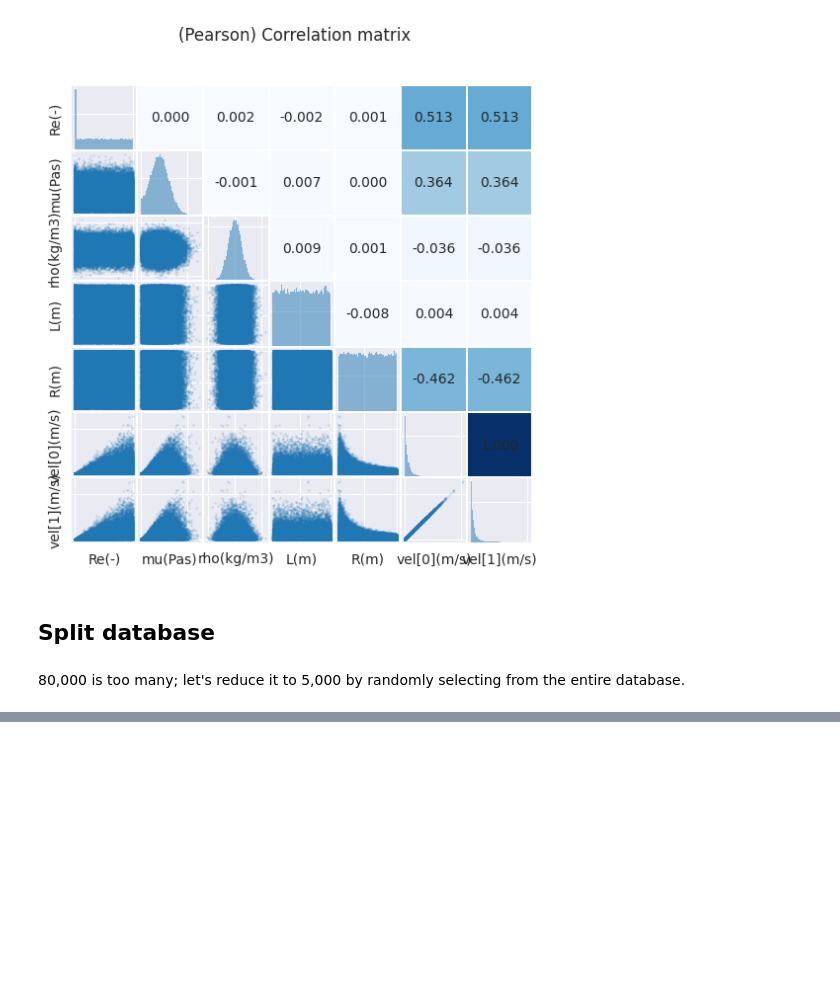
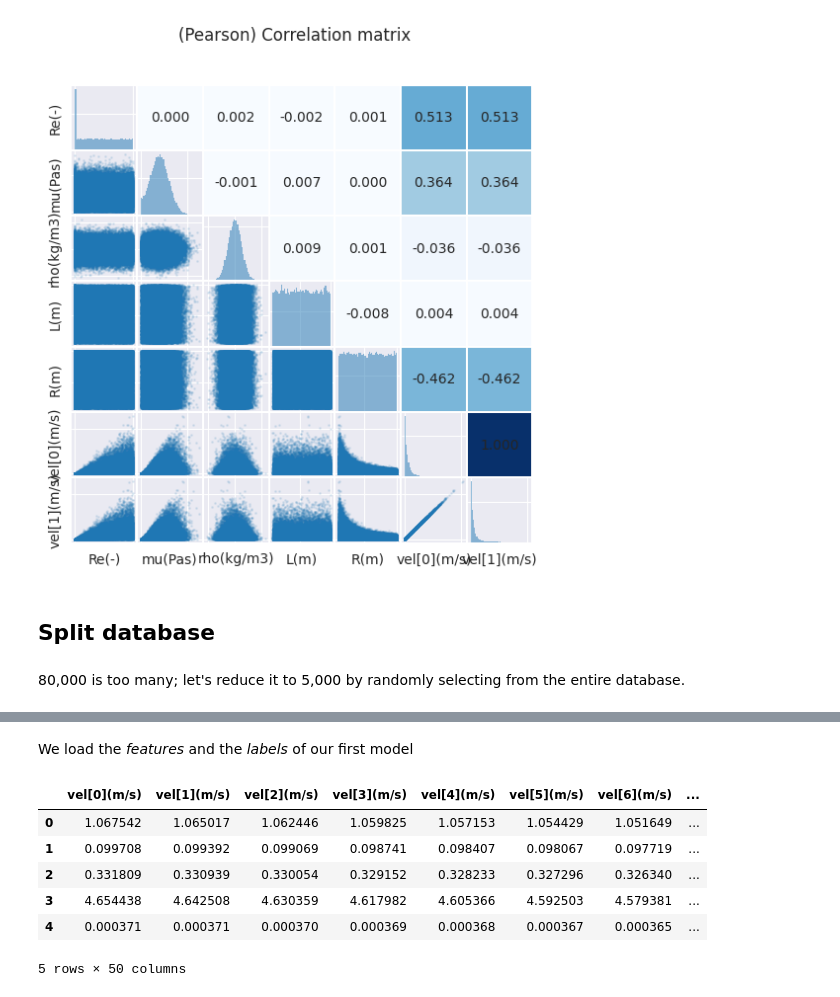
Before and after one commit to paolodeangelis/Sistemi_a_combustione, a Jupyter notebook: 2-NN_Reynolds.ipynb, the cells around one changed output, grey strips where cells are left out. Saved outputs shown, nothing was run; the diff lists cells and outputs as text; code cells hidden in the pictures; blank space fills up the shorter version.

```diff
--- a/2-NN_Reynolds.ipynb
+++ b/2-NN_Reynolds.ipynb
@@ -159,0 +168,15 @@ a = data_v.iloc[indx, 0]
+# %% [markdown]
+We load the *features* and the *labels* of our first model
+# %%
+feature = pd.read_csv("small-data.csv", index_col=False).iloc[:,4:] # note: we drop the first 4 colomns to study only the velocity profile
+label = pd.read_csv("small-Re.csv", index_col=False)
+# %%
+feature.head()
+# %% [output]
+|  | vel[0](m/s) | vel[1](m/s) | vel[2](m/s) | vel[3](m/s) | vel[4](m/s) | vel[5](m/s) | vel[6](m/s) | ... |
+| 0 | 1.067542 | 1.065017 | 1.062446 | 1.059825 | 1.057153 | 1.054429 | 1.051649 | ... |
+| 1 | 0.099708 | 0.099392 | 0.099069 | 0.098741 | 0.098407 | 0.098067 | 0.097719 | ... |
+| 2 | 0.331809 | 0.330939 | 0.330054 | 0.329152 | 0.328233 | 0.327296 | 0.326340 | ... |
+| 3 | 4.654438 | 4.642508 | 4.630359 | 4.617982 | 4.605366 | 4.592503 | 4.579381 | ... |
+| 4 | 0.000371 | 0.000371 | 0.000370 | 0.000369 | 0.000368 | 0.000367 | 0.000365 | ... |
+5 rows × 50 columns
```
Also changed, not shown: parts of 12 cells of this notebook.
